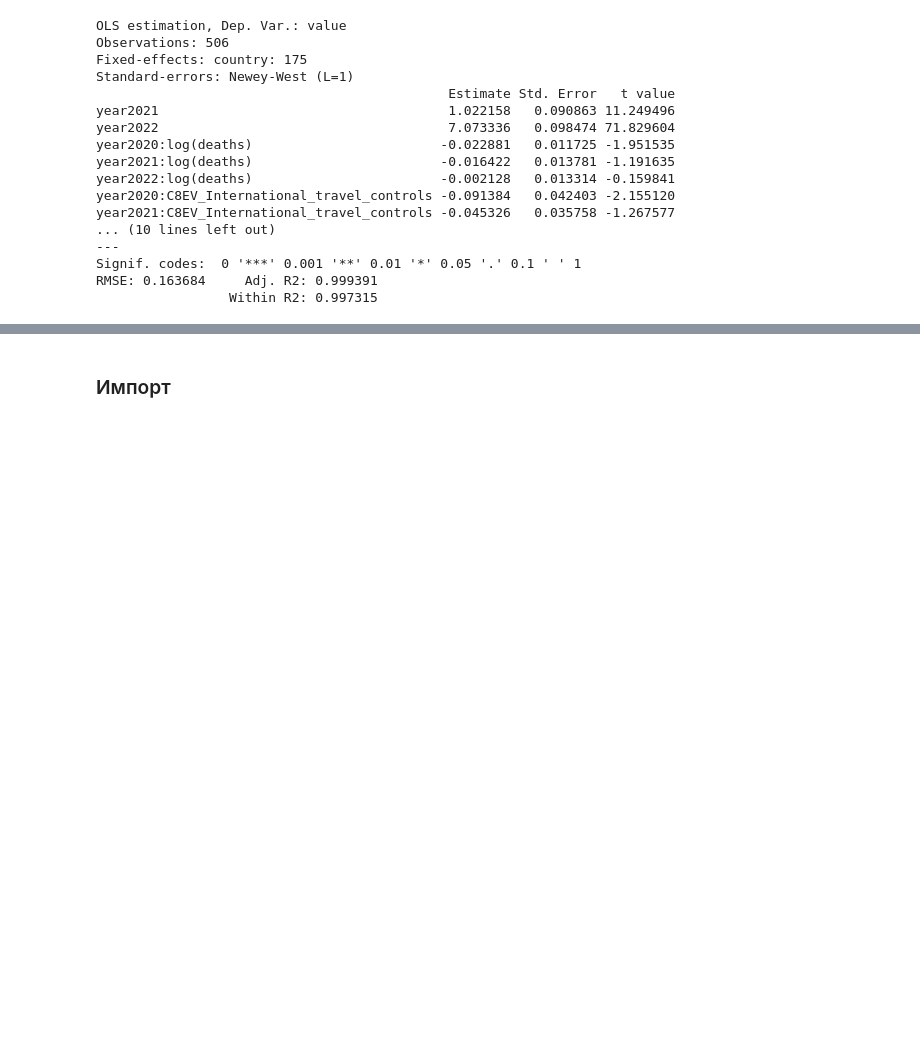
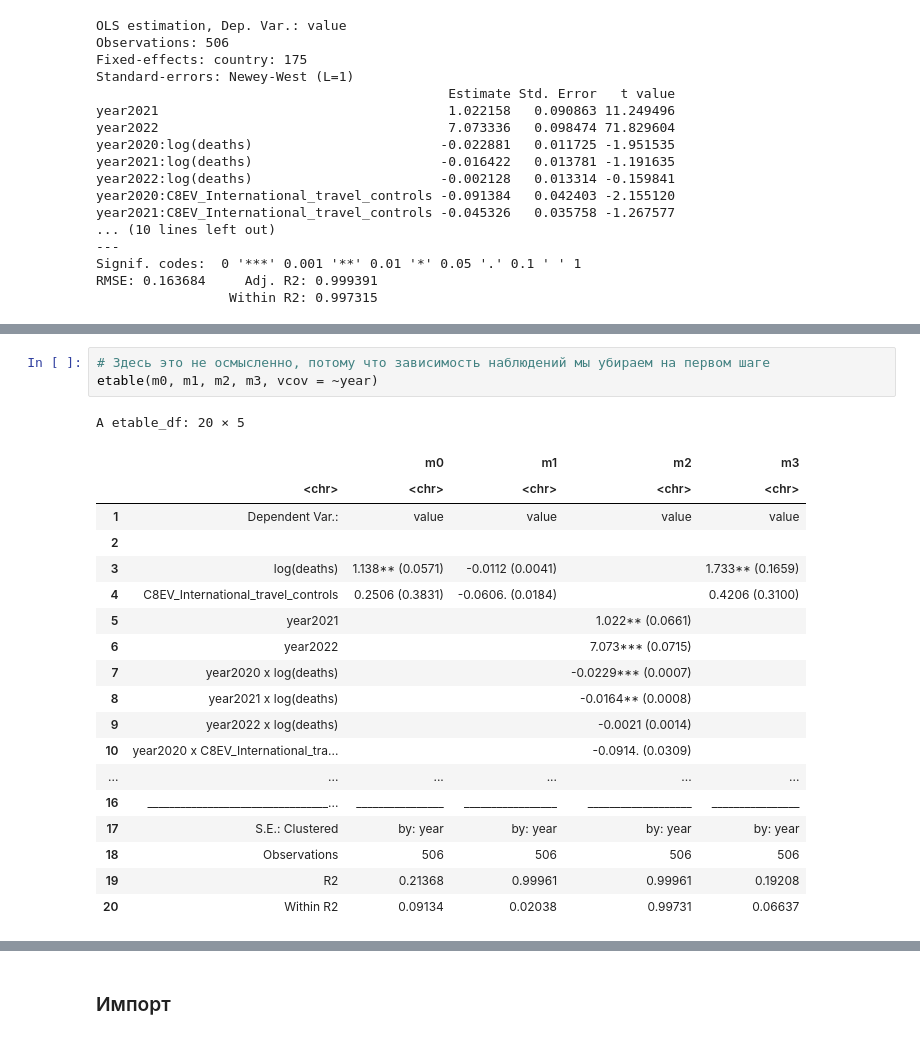
Before and after one commit to xan-d-or/thesis, a Jupyter notebook: analysis/hs0_fe_estimation.ipynb, the cells around one changed output, grey strips where cells are left out. Saved outputs shown, nothing was run; the diff lists cells and outputs as text; blank space fills up the shorter version.

```diff
--- a/analysis/hs0_fe_estimation.ipynb
+++ b/analysis/hs0_fe_estimation.ipynb
@@ -196 +196,24 @@ F-test (1st stage), log(deaths): stat = 146.6    , p < 2.2e-16, on 3 and 501 DoF
+# %%
+# Здесь это не осмысленно, потому что зависимость наблюдений мы убираем на первом шаге
+etable(m0, m1, m2, m3, vcov = ~year)
+# %% [output]
+A etable_df: 20 × 5
+|  |  | m0 | m1 | m2 | m3 |
+|  | <chr> | <chr> | <chr> | <chr> | <chr> |
+| 1 | Dependent Var.: | value | value | value | value |
+| 2 |  |  |  |  |  |
+| 3 | log(deaths) | 1.138** (0.0571) | -0.0112 (0.0041) |  | 1.733** (0.1659) |
+| 4 | C8EV_International_travel_controls | 0.2506 (0.3831) | -0.0606. (0.0184) |  | 0.4206 (0.3100) |
+| 5 | year2021 |  |  | 1.022** (0.0661) |  |
+| 6 | year2022 |  |  | 7.073*** (0.0715) |  |
+| 7 | year2020 x log(deaths) |  |  | -0.0229*** (0.0007) |  |
+| 8 | year2021 x log(deaths) |  |  | -0.0164** (0.0008) |  |
+| 9 | year2022 x log(deaths) |  |  | -0.0021 (0.0014) |  |
+| 10 | year2020 x C8EV_International_tra... |  |  | -0.0914. (0.0309) |  |
+| ... | ... | ... | ... | ... | ... |
+| 16 | _________________________________... | ________________ | _________________ | ___________________ | ________________ |
+| 17 | S.E.: Clustered | by: year | by: year | by: year | by: year |
+| 18 | Observations | 506 | 506 | 506 | 506 |
+| 19 | R2 | 0.21368 | 0.99961 | 0.99961 | 0.19208 |
+| 20 | Within R2 | 0.09134 | 0.02038 | 0.99731 | 0.06637 |
 # %%
```
Also changed, not shown: parts of 6 cells of this notebook.
